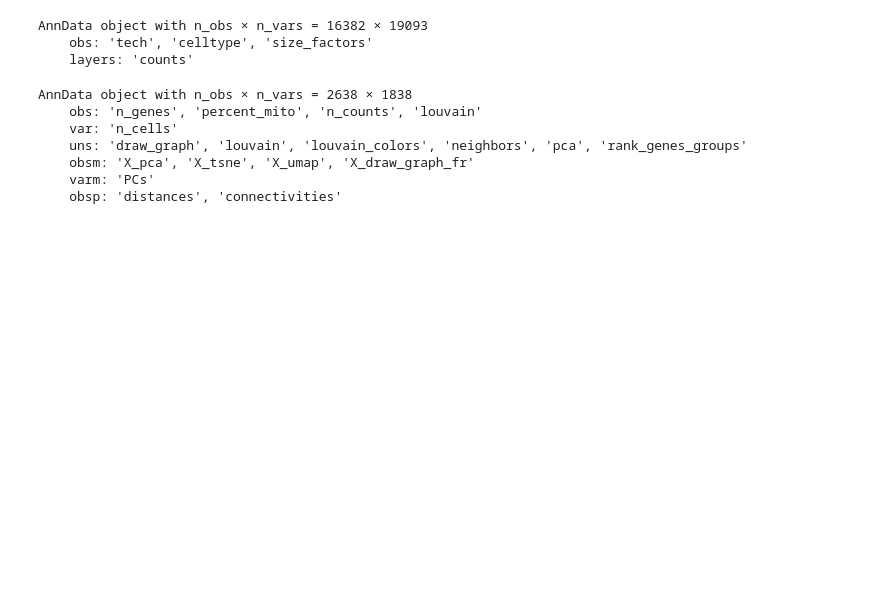
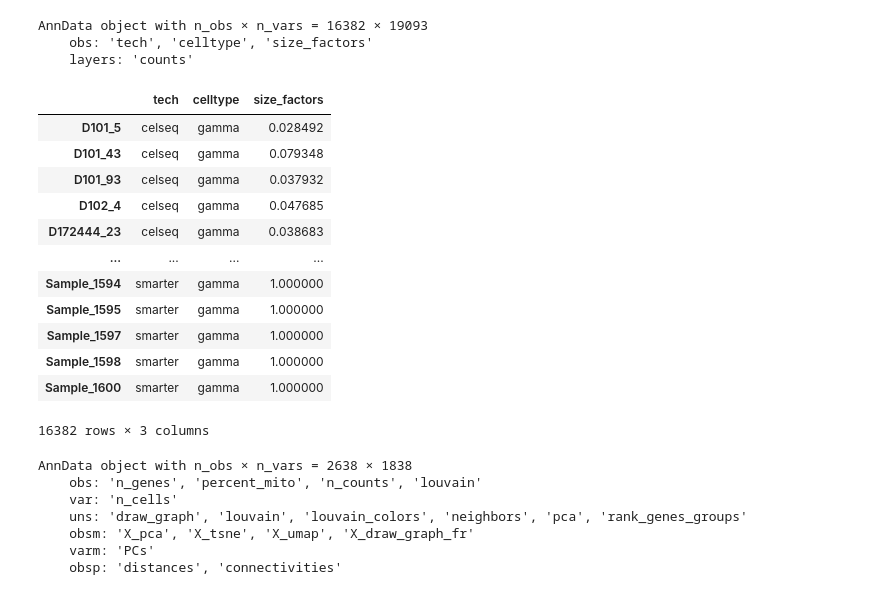
Before and after one commit to mfarnas/bioinformatics, a Jupyter notebook: anndata_start.ipynb, the cells around one changed output. Cells and saved outputs as stored; diff of their text form; code cells hidden in the pictures; blank space fills up the shorter version.

```diff
--- a/anndata_start.ipynb
+++ b/anndata_start.ipynb
@@ -391,6 +462,22 @@ pancreas_adata
 AnnData object with n_obs × n_vars = 16382 × 19093
     obs: 'tech', 'celltype', 'size_factors'
     layers: 'counts'
+# %%
+pancreas_adata.obs
+# %% [output]
+|  | tech | celltype | size_factors |
+| D101_5 | celseq | gamma | 0.028492 |
+| D101_43 | celseq | gamma | 0.079348 |
+| D101_93 | celseq | gamma | 0.037932 |
+| D102_4 | celseq | gamma | 0.047685 |
+| D172444_23 | celseq | gamma | 0.038683 |
+| ... | ... | ... | ... |
+| Sample_1594 | smarter | gamma | 1.000000 |
+| Sample_1595 | smarter | gamma | 1.000000 |
+| Sample_1597 | smarter | gamma | 1.000000 |
+| Sample_1598 | smarter | gamma | 1.000000 |
+| Sample_1600 | smarter | gamma | 1.000000 |
+16382 rows × 3 columns
 # %%
 adata_pbmc3k = sc.datasets.pbmc3k_processed()
 adata_pbmc3k
```
Also changed, not shown: parts of 16 cells of this notebook.
